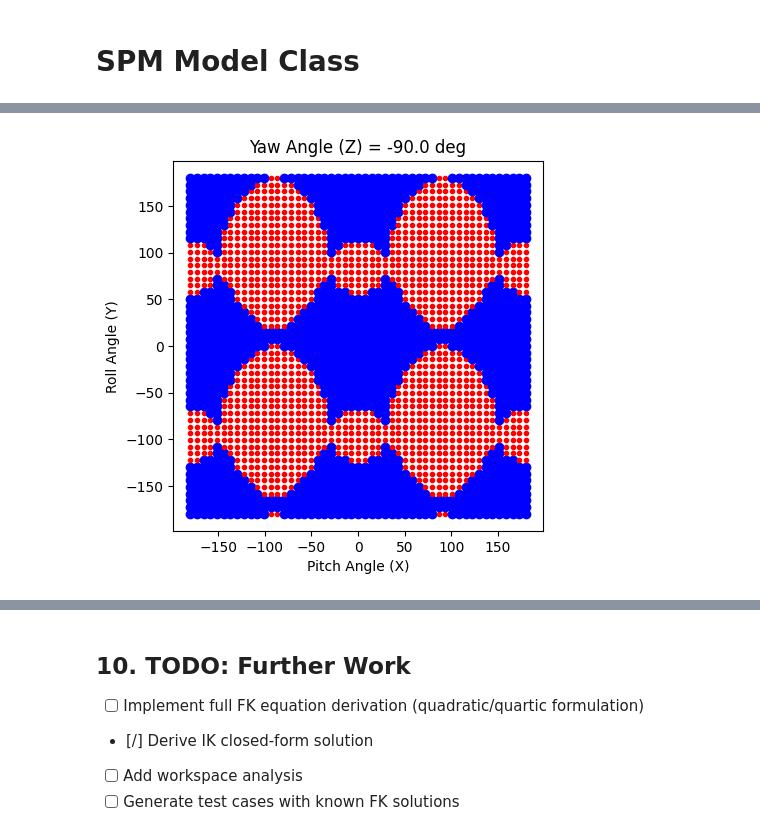
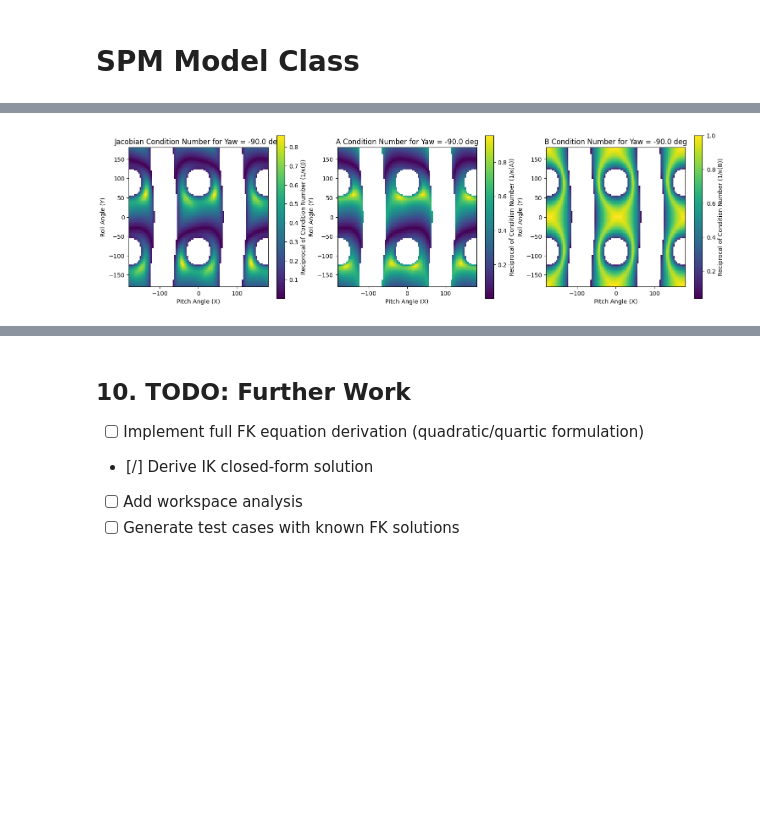
Before and after one commit to ChawinOph/spm-mechanics, a Jupyter notebook: notebooks/spm_kinematics.ipynb, the cells around one changed output, grey strips where cells are left out. Saved outputs shown, nothing was run; the diff lists cells and outputs as text; code cells hidden in the pictures; blank space fills up the shorter version.

Commit message:
plot matrices condition number maps

```diff
--- a/notebooks/spm_kinematics.ipynb
+++ b/notebooks/spm_kinematics.ipynb
@@ -1091,12 +1161,15 @@ for euler_angles in euler_angles_set:
     # compute desired rotation matrix
     R_des = R.from_euler('zyx', euler_angles).as_matrix()
 
-    # print(f"\n Desired Rotation Matrix R_des from ZYX euler angles: {np.rad2deg(euler_angles[0]):.1f}, {np.rad2deg(euler_angles[1]):.1f}, {np.rad2deg(euler_angles[2])} (deg)")
-    # print(R_des)
+    print(f"\n Desired Rotation Matrix R_des from ZYX euler angles: {np.rad2deg(euler_angles[0]):.1f}, {np.rad2deg(euler_angles[1]):.1f}, {np.rad2deg(euler_angles[2])} (deg)")
+    print(R_des)
     # print()
 
-    sols, has_sols = spm.compute_ik(R_des, verbose=True)
-
+    sols, has_sols = spm.compute_ik(R_des, verbose=True, update_config=True)
+    J, A, B = spm.compute_vel_jacobian()
+    print(f"Jacobian J = inv(A)*B: \n {J}")
+    print(f"A: \n {A}")
+    print(f"B: \n {B}")
     # visualization of the platform and joint vectors
     # plot_spsm_transformation(u_i, w_i, R_des, euler_angles)
 
@@ -1123,73 +1196,88 @@ norm of w_3 = 1.000000
 # %%
 # define euler angle in radian (odd number of points to include zero in the middle)
 N_z = 5
-N_y = 51 # 51
-N_x = 51 # 51
+N_y = 101 # 51
+N_x = N_y # 51
 
 z_yaws = np.linspace(-np.pi/2, np.pi/2, N_z)
 y_rolls = np.linspace(-np.pi, np.pi, N_y)
 x_pitches = np.linspace(-np.pi, np.pi, N_x)
 
 # create meshgrid for plotting
-Z_yaws, Y_rolls, X_pitches = np.meshgrid(z_yaws, y_rolls, x_pitches, indexing='ij')
+X_pitchesm, Y_rolls, Z_yaws = np.meshgrid(x_pitches, y_rolls, z_yaws, indexing='ij')
 
-# print(Z_yaws.shape)
-# print(Y_rolls.shape)
-# print(X_pitches.shape)
+Z_jcond = np.zeros_like(Z_yaws)
+Z_Acond = np.zeros_like(Z_yaws)
+Z_Bcond = np.zeros_like(Z_yaws)
 
 # initialize SPM class object
-spm = SPM()
-
-# precomute joint solutions at the neutral position
-sols_neutral, has_sols_neutral = spm.compute_ik(R.from_euler('zyx', [0,0,0]).as_matrix(), verbose=False)
-
-# select neutral position solution (first solution for each leg)
-theta_neutral = [sols_neutral[i][0] for i in range(3)]
-print("Neutral Position Joint Angles (degs):")
-print([np.degrees(theta) for theta in theta_neutral])
-
+offset_angle = np.pi/2
+spm = SPM(eta_i2=[0 + offset_angle, np.pi/2 + offset_angle, 3*np.pi/2 + offset_angle])
 
 for k in range(N_z):
-    fig = plt.figure()
-    axes = fig.add_subplot()
+
+    # fig = plt.figure()
+    # axes = fig.add_subplot()
+
+    fig_cond, (ax_jcond, ax_Acond, ax_Bcond) = plt.subplots(1, 3, figsize=(18, 5))
+
     W_feasible = []
+
     for j in range(N_y):
+
         W_feasible_j = []
+
         for i in range(N_x):
+
             curr_euler_angles = [z_yaws[k], y_rolls[j], x_pitches[i]]
-
             R_des = R.from_euler('zyx', curr_euler_angles).as_matrix()
-
-            # print(f"\n Desired Rotation Matrix R_des from ZYX euler angles: {np.rad2deg(curr_euler_angles[0]):.1f}, {np.rad2deg(euler_angles[1]):.1f}, {np.rad2deg(euler_angles[2])} (deg)")
-            # print(R_des)
-            # print()
-
-            # visualization of the platform and joint vectors
-            # plot_spsm_transformation(u_i, w_i, R_des, euler_angles)
-
-            sols, has_sols = spm.compute_ik(R_des, verbose=False)
-            # print(has_sols)
+            sols, has_sols = spm.compute_ik(R_des, verbose=False, update_config=True)
 
             if all(has_sols):
                 W_feasible_j.append('b')
                 col = 'b'
                 mark = 'o'
+                # reciprocal of condition number to visualize better (higher is better)
+                J, A, B = spm.compute_vel_jacobian()
+                Z_jcond[i,j,k] = 1/np.linalg.cond(J)
+                Z_Acond[i,j,k] = 1/np.linalg.cond(A) # A platform singularity check
+                Z_Bcond[i,j,k] = 1/np.linalg.cond(B) # B leg singularity check
+
             else:
                 # not all legs have solutions; unfeasible workspace
                 W_feasible_j.append('k')
                 col = 'r'
                 mark = '.'
+                Z_jcond[i,j,k] = np.nan # assign none condition number for unfeasible points
+                Z_Acond[i,j,k] = np.nan
+                Z_Bcond[i,j,k] = np.nan
 
-            plt.plot(np.rad2deg(x_pitches[i]), np.rad2deg(y_rolls[j]), marker=mark, color=col, linestyle='none')
+            # axes.plot(np.rad2deg(x_pitches[i]), np.rad2deg(y_rolls[j]), marker=mark, color=col, linestyle='none')
 
         W_feasible.append(W_feasible_j)
 
-    axes.set_aspect('equal')
-    axes.set_title(f'Yaw Angle (Z) = {np.rad2deg(z_yaws[k])} deg')
-    axes.set_xlabel('Pitch Angle (X)')
-    axes.set_ylabel('Roll Angle (Y)')
+    # axes.set_aspect('equal')
+    # axes.set_title(f'Yaw Angle (Z) = {np.rad2deg(z_yaws[k])} deg')
+    # axes.set_xlabel('Pitch Angle (X)')
+    # axes.set_ylabel('Roll Angle (Y)')
 
-    # plt.plot(X_pitches[k], Y_rolls[k], marker='.', color=W_feasible, linestyle='none')
+    # condition number plot
+    im = ax_jcond.imshow(Z_jcond[:,:,k].T, extent=(np.rad2deg(x_pitches[0]), np.rad2deg(x_pitches[-1]), np.rad2deg(y_rolls[0]), np.rad2deg(y_rolls[-1])), origin='lower', aspect='equal', cmap='viridis')
+    ax_jcond.set_title(f'Jacobian Condition Number for Yaw = {np.rad2deg(z_yaws[k])} deg')
+    ax_jcond.set_xlabel('Pitch Angle (X)')
+    ax_jcond.set_ylabel('Roll Angle (Y)')
+    plt.colorbar(im, ax=ax_jcond, label='Reciprocal of Condition Number (1/κ(J))')
 
-# plot
+    im = ax_Acond.imshow(Z_Acond[:,:,k].T, extent=(np.rad2deg(x_pitches[0]), np.rad2deg(x_pitches[-1]), np.rad2deg(y_rolls[0]), np.rad2deg(y_rolls[-1])), origin='lower', aspect='equal', cmap='viridis')
+    ax_Acond.set_title(f'A Condition Number for Yaw = {np.rad2deg(z_yaws[k])} deg')
+    ax_Acond.set_xlabel('Pitch Angle (X)')
+    ax_Acond.set_ylabel('Roll Angle (Y)')
+    plt.colorbar(im, ax=ax_Acond, label='Reciprocal of Condition Number (1/κ(A))')
+
+    im = ax_Bcond.imshow(Z_Bcond[:,:,k].T, extent=(np.rad2deg(x_pitches[0]), np.rad2deg(x_pitches[-1]), np.rad2deg(y_rolls[0]), np.rad2deg(y_rolls[-1])), origin='lower', aspect='equal', cmap='viridis')
+    ax_Bcond.set_title(f'B Condition Number for Yaw = {np.rad2deg(z_yaws[k])} deg')
+    ax_Bcond.set_xlabel('Pitch Angle (X)')
+    ax_Bcond.set_ylabel('Roll Angle (Y)')
+    plt.colorbar(im, ax=ax_Bcond, label='Reciprocal of Condition Number (1/κ(B))')
+    plt.show()
 # %% [output]
@@ -1198 +1299 @@ Neutral Position Joint Angles (degs):
-[figure, old version]
+[figure, new version]
```
Also changed, not shown: parts of 4 cells of this notebook, 1 other file.
